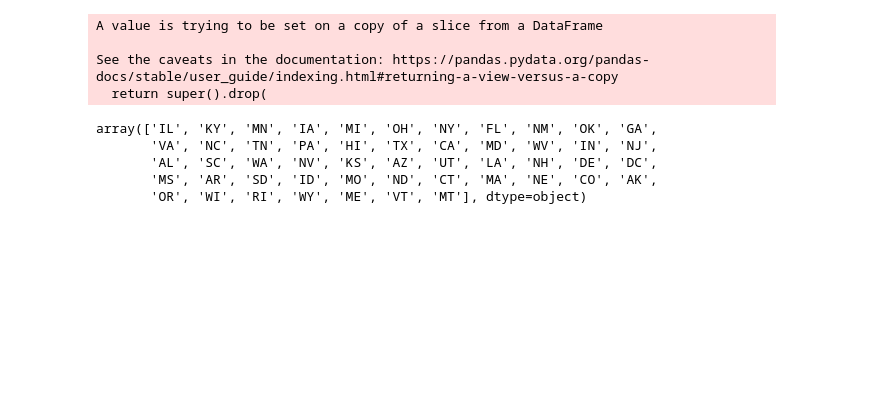
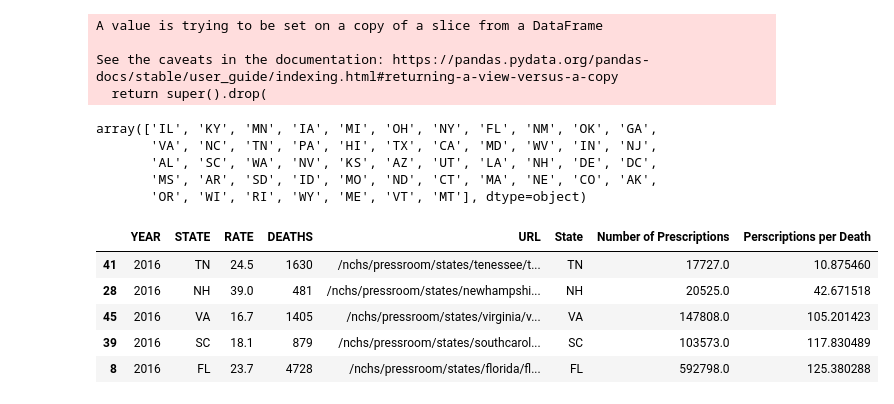
Before and after one commit to Dphills741/Da7-Capstone-Template, a Jupyter notebook: Scripts/drug_utilization.ipynb, the cells around one changed output. Saved outputs shown, nothing was run; the diff lists cells and outputs as text; code cells hidden in the pictures; blank space fills up the shorter version.

```diff
--- a/Scripts/drug_utilization.ipynb
+++ b/Scripts/drug_utilization.ipynb
@@ -204,3 +152,43 @@ array(['IL', 'KY', 'MN', 'IA', 'MI', 'OH', 'NY', 'FL', 'NM', 'OK', 'GA',
        'AL', 'SC', 'WA', 'NV', 'KS', 'AZ', 'UT', 'LA', 'NH', 'DE', 'DC',
        'MS', 'AR', 'SD', 'ID', 'MO', 'ND', 'CT', 'MA', 'NE', 'CO', 'AK',
        'OR', 'WI', 'RI', 'WY', 'ME', 'VT', 'MT'], dtype=object)
+# %%
+#Total medication count prescribed and covered by medicare in each state based on my list of medications
+
+Total_perscriptions_2016 = opioids_2016.groupby('State')['Number of Prescriptions'].sum()
+Total_perscriptions_2017 = opioids_2017.groupby('State')['Number of Prescriptions'].sum()
+Total_perscriptions_2018 = opioids_2018.groupby('State')['Number of Prescriptions'].sum()
+Total_perscriptions_2019 = opioids_2019.groupby('State')['Number of Prescriptions'].sum()
+Total_perscriptions_2020 = opioids_2020.groupby('State')['Number of Prescriptions'].sum()
+# %%
+Total_perscriptions_2016 = Total_perscriptions_2016.reset_index()
+Total_perscriptions_2017 = Total_perscriptions_2017.reset_index()
+Total_perscriptions_2018 = Total_perscriptions_2018.reset_index()
+Total_perscriptions_2019 = Total_perscriptions_2019.reset_index()
+Total_perscriptions_2020 = Total_perscriptions_2020.reset_index()
+# %%
+morality_2016 = mortality_2016.merge(Total_perscriptions_2016, left_on='STATE', right_on='State')
+morality_2017 = mortality_2017.merge(Total_perscriptions_2017, left_on='STATE', right_on='State')
+morality_2018 = mortality_2018.merge(Total_perscriptions_2018, left_on='STATE', right_on='State')
+morality_2019 = mortality_2019.merge(Total_perscriptions_2019, left_on='STATE', right_on='State')
+morality_2020 = mortality_2020.merge(Total_perscriptions_2020, left_on='STATE', right_on='State')
+# %%
+morality_2016['Perscriptions per Death'] = (morality_2016['Number of Prescriptions']
+                                            / morality_2016['DEATHS'])
+morality_2017['Perscriptions per Death'] = (morality_2017['Number of Prescriptions']
+                                            / morality_2017['DEATHS'])
+morality_2018['Perscriptions per Death'] = (morality_2018['Number of Prescriptions']
+                                            / morality_2018['DEATHS'])
+morality_2019['Perscriptions per Death'] = (morality_2019['Number of Prescriptions']
+                                            / morality_2019['DEATHS'])
+morality_2020['Perscriptions per Death'] = (morality_2020['Number of Prescriptions']
+                                            / morality_2020['DEATHS'])
+# %%
+morality_2016.nsmallest(5, 'Perscriptions per Death')
+# %% [output]
+|  | YEAR | STATE | RATE | DEATHS | URL | State | Number of Prescriptions | Perscriptions per Death |
+| 41 | 2016 | TN | 24.5 | 1630 | /nchs/pressroom/states/tenessee/t... | TN | 17727.0 | 10.875460 |
+| 28 | 2016 | NH | 39.0 | 481 | /nchs/pressroom/states/newhampshi... | NH | 20525.0 | 42.671518 |
+| 45 | 2016 | VA | 16.7 | 1405 | /nchs/pressroom/states/virginia/v... | VA | 147808.0 | 105.201423 |
+| 39 | 2016 | SC | 18.1 | 879 | /nchs/pressroom/states/southcarol... | SC | 103573.0 | 117.830489 |
+| 8 | 2016 | FL | 23.7 | 4728 | /nchs/pressroom/states/florida/fl... | FL | 592798.0 | 125.380288 |
```
Also changed, not shown: parts of 14 cells of this notebook.
